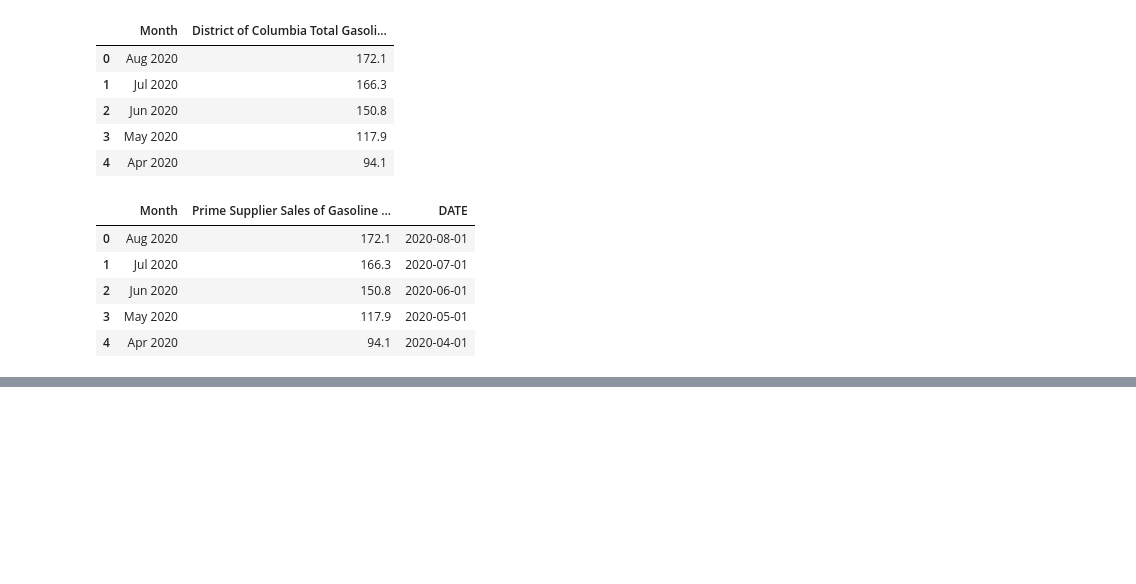
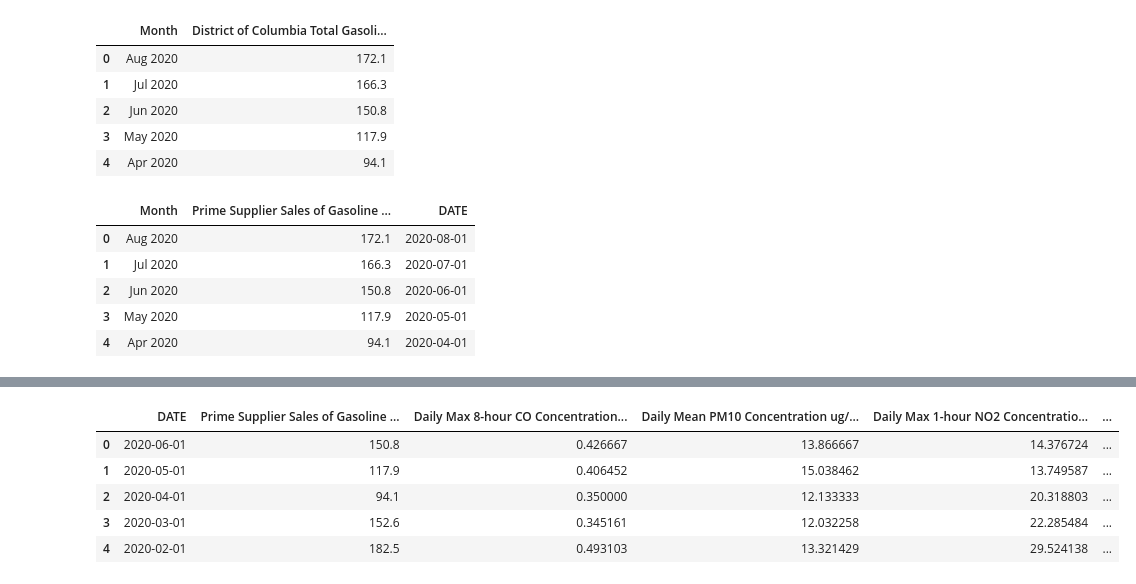
Before and after one commit to darbyna/COVID19PollutionProject, a Jupyter notebook: 601_project_covid19_air_pollution.ipynb, the cells around one changed output, grey strips where cells are left out. Cells and saved outputs as stored; diff of their text form; code cells hidden in the pictures; blank space fills up the shorter version.

```diff
--- a/601_project_covid19_air_pollution.ipynb
+++ b/601_project_covid19_air_pollution.ipynb
@@ -523,0 +525,11 @@ pollution_df
+# %%
+pollution_df = pollution_df.reset_index()
+pollution_df = pd.concat([pollution_df, month_dummies], axis=1)
+pollution_df.head()
+# %% [output]
+|  | DATE | Prime Supplier Sales of Gasoline ... | Daily Max 8-hour CO Concentration... | Daily Mean PM10 Concentration ug/... | Daily Max 1-hour NO2 Concentratio... | ... |
+| 0 | 2020-06-01 | 150.8 | 0.426667 | 13.866667 | 14.376724 | ... |
+| 1 | 2020-05-01 | 117.9 | 0.406452 | 15.038462 | 13.749587 | ... |
+| 2 | 2020-04-01 | 94.1 | 0.350000 | 12.133333 | 20.318803 | ... |
+| 3 | 2020-03-01 | 152.6 | 0.345161 | 12.032258 | 22.285484 | ... |
+| 4 | 2020-02-01 | 182.5 | 0.493103 | 13.321429 | 29.524138 | ... |
```
Also changed, not shown: parts of 47 cells of this notebook.
